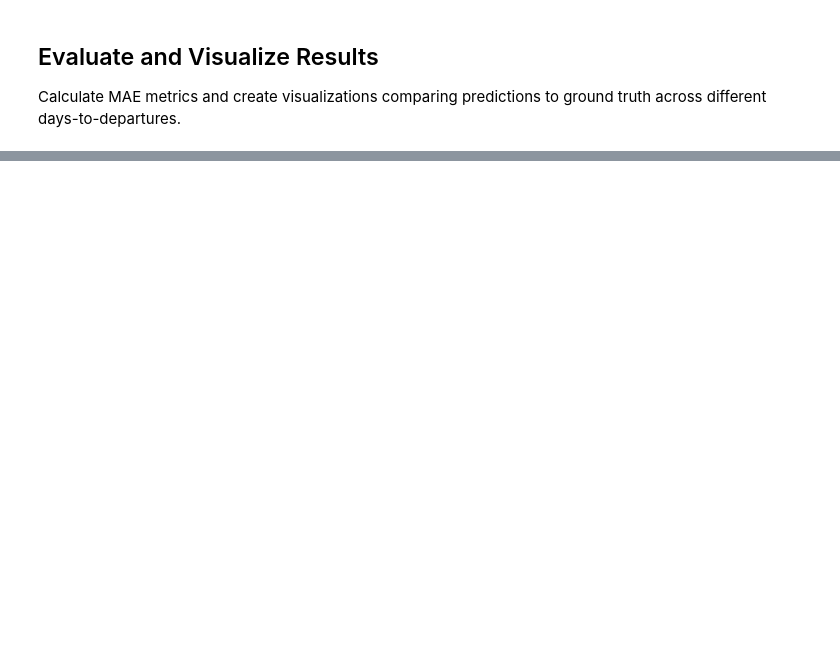
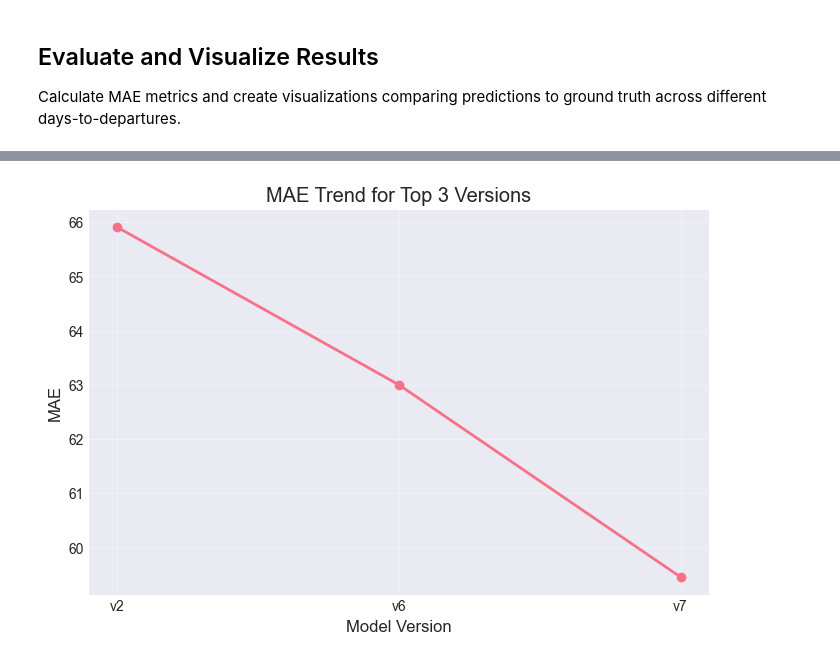
Before and after one commit to AndrasFerenczy/Applied-Machine-Learning-Project-CS-5785, a Jupyter notebook: training_v2.ipynb, the cells around one changed output, grey strips where cells are left out. Drawn from its saved outputs; the diff is of its cells as text; code cells hidden in the pictures; blank space fills up the shorter version.

```diff
--- a/training_v2.ipynb
+++ b/training_v2.ipynb
@@ -180,0 +329,13 @@ Comparison DataFrame (first 20 rows):
+# %%
+versions = ["v2", "v6", "v7"]
+mae_values = [65.91, 63.00, 59.45]
+
+plt.figure(figsize=(8,5))
+plt.plot(versions, mae_values, marker='o', linewidth=2)
+plt.title("MAE Trend for Top 3 Versions")
+plt.ylabel("MAE")
+plt.xlabel("Model Version")
+plt.grid(True, alpha=0.3)
+plt.show()
+# %% [output]
+[figure, added]
```
Also changed, not shown: parts of 7 cells of this notebook, 1 other file.
